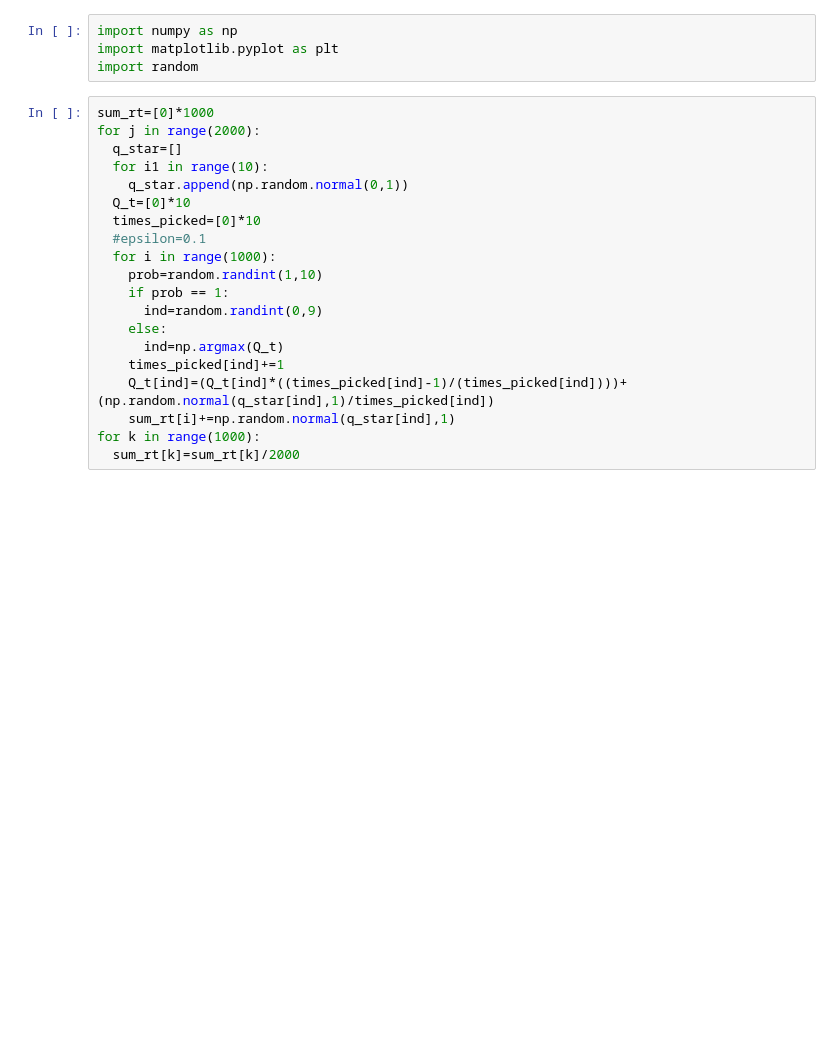
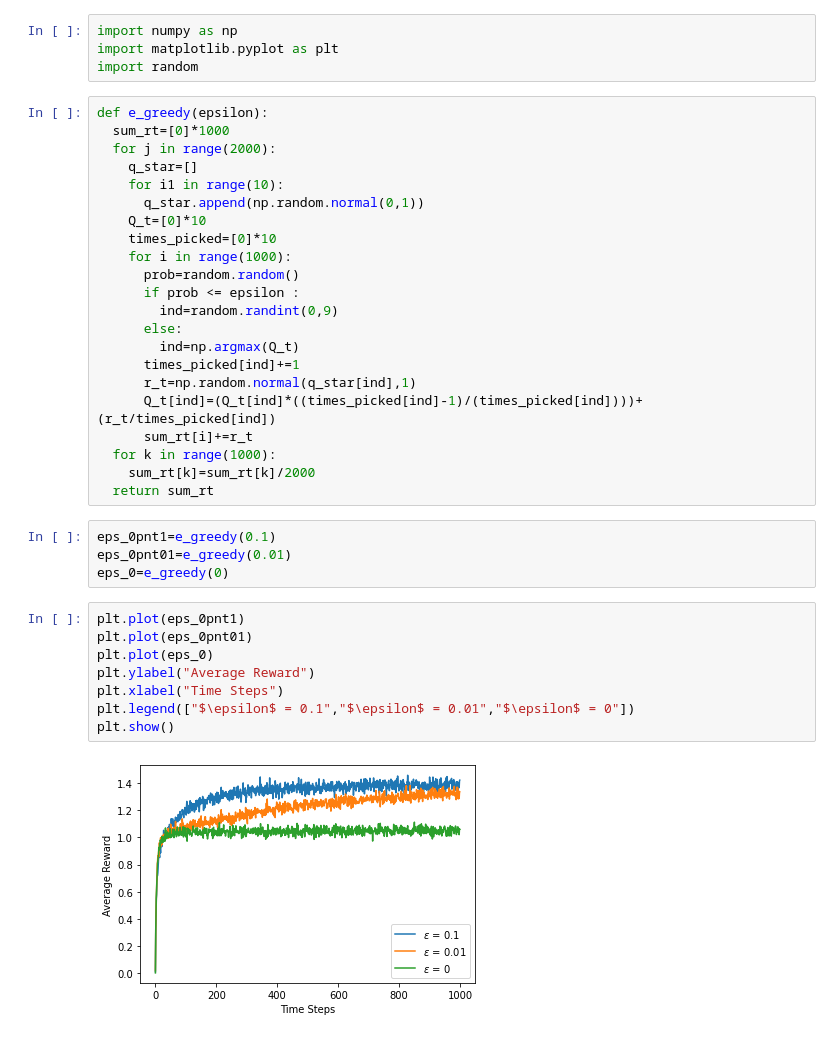
Before and after one commit to adityaras/Reinforcement-Learning-CSE564-M2020, a Jupyter notebook: HW1/RL_HW1.ipynb, the cells around one changed output. Drawn from its saved outputs; the diff is of its cells as text; blank space fills up the shorter version.

```diff
--- a/HW1/RL_HW1.ipynb
+++ b/HW1/RL_HW1.ipynb
@@ -5,22 +5,38 @@ import numpy as np
 import matplotlib.pyplot as plt
 import random
 # %%
-sum_rt=[0]*1000
-for j in range(2000):
-  q_star=[]
-  for i1 in range(10):
-    q_star.append(np.random.normal(0,1))
-  Q_t=[0]*10
-  times_picked=[0]*10
-  #epsilon=0.1
-  for i in range(1000):
-    prob=random.randint(1,10)
-    if prob == 1:
-      ind=random.randint(0,9)
-    else:
-      ind=np.argmax(Q_t)
-    times_picked[ind]+=1
-    Q_t[ind]=(Q_t[ind]*((times_picked[ind]-1)/(times_picked[ind])))+(np.random.normal(q_star[ind],1)/times_picked[ind])
-    sum_rt[i]+=np.random.normal(q_star[ind],1)
-for k in range(1000):
-  sum_rt[k]=sum_rt[k]/2000
+def e_greedy(epsilon):
+  sum_rt=[0]*1000
+  for j in range(2000):
+    q_star=[]
+    for i1 in range(10):
+      q_star.append(np.random.normal(0,1))
+    Q_t=[0]*10
+    times_picked=[0]*10
+    for i in range(1000):
+      prob=random.random()
+      if prob <= epsilon :
+        ind=random.randint(0,9)
+      else:
+        ind=np.argmax(Q_t)
+      times_picked[ind]+=1
+      r_t=np.random.normal(q_star[ind],1)
+      Q_t[ind]=(Q_t[ind]*((times_picked[ind]-1)/(times_picked[ind])))+(r_t/times_picked[ind])
+      sum_rt[i]+=r_t
+  for k in range(1000):
+    sum_rt[k]=sum_rt[k]/2000
+  return sum_rt
+# %%
+eps_0pnt1=e_greedy(0.1)
+eps_0pnt01=e_greedy(0.01)
+eps_0=e_greedy(0)
+# %%
+plt.plot(eps_0pnt1)
+plt.plot(eps_0pnt01)
+plt.plot(eps_0)
+plt.ylabel("Average Reward")
+plt.xlabel("Time Steps")
+plt.legend(["$\epsilon$ = 0.1","$\epsilon$ = 0.01","$\epsilon$ = 0"])
+plt.show()
+# %% [output]
+[figure, added]
```
Also changed, not shown: parts of 2 cells of this notebook.
